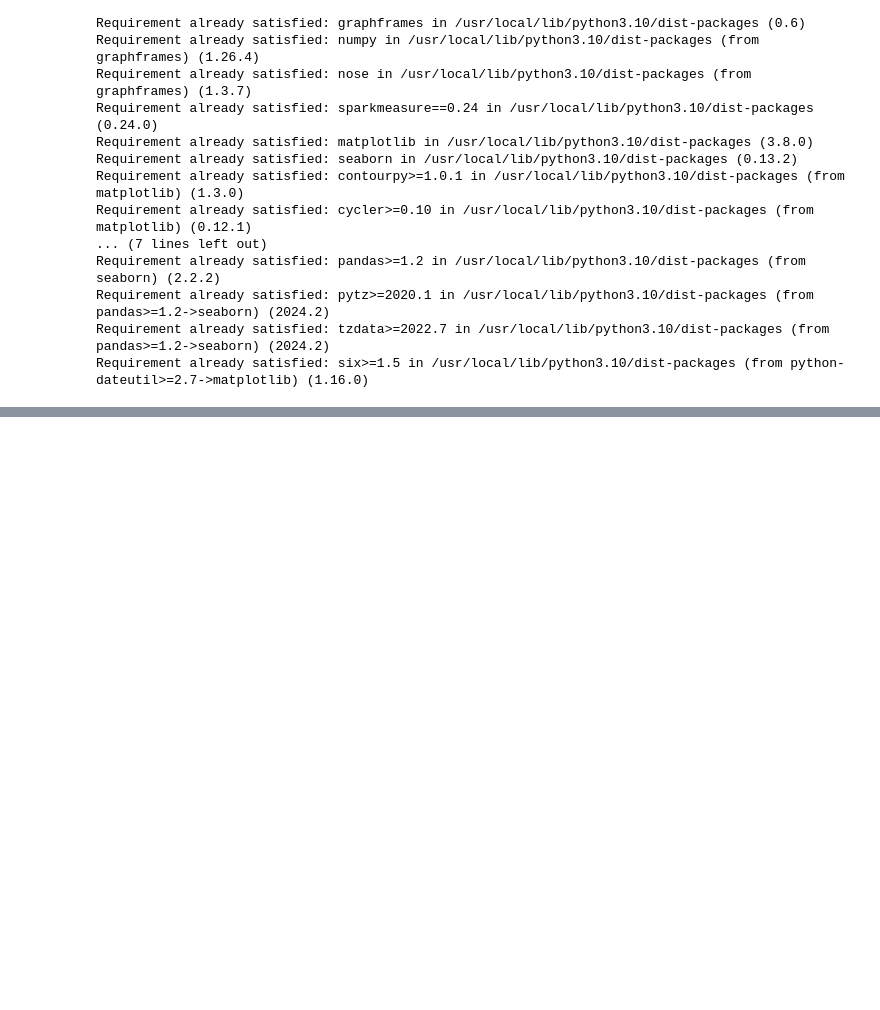
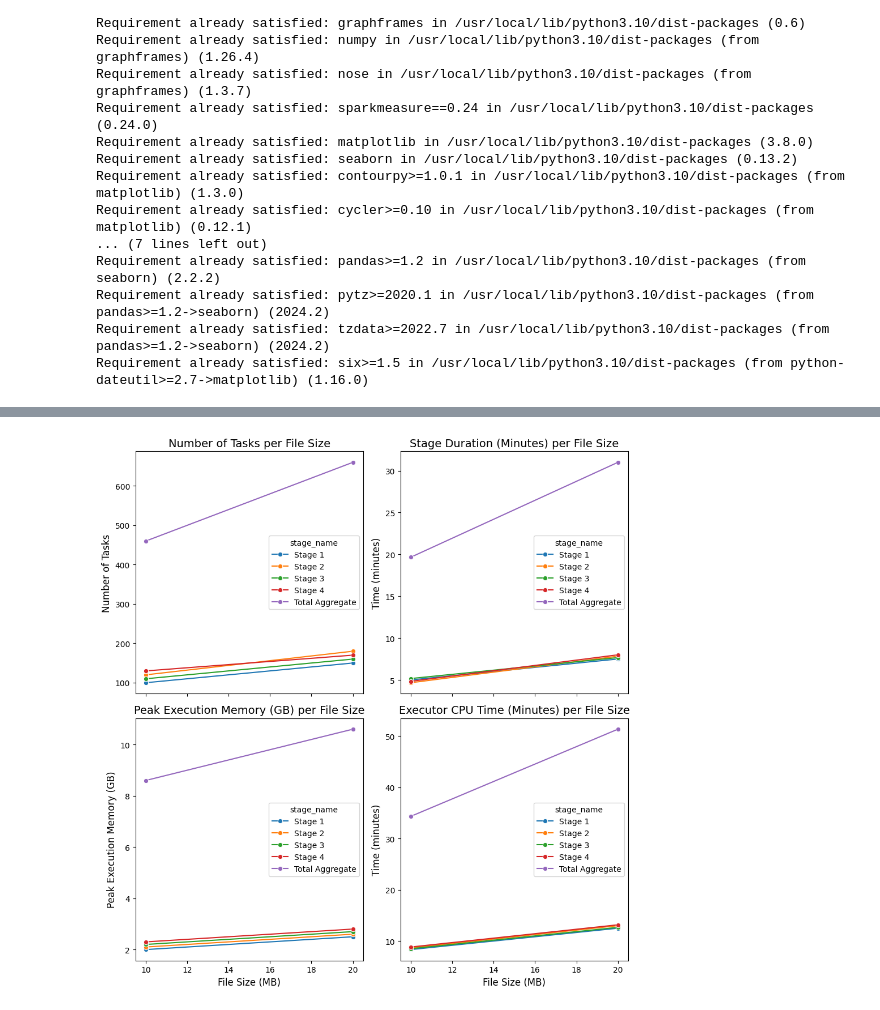
Before and after one commit to BarGinger/DIS-Assignment, a Jupyter notebook: Src/dis_notebook_08_11_24.ipynb, the cells around one changed output, grey strips where cells are left out. Drawn from its saved outputs; the diff is of its cells as text; code cells hidden in the pictures; blank space fills up the shorter version.

```diff
--- a/Src/dis_notebook_08_11_24.ipynb
+++ b/Src/dis_notebook_08_11_24.ipynb
@@ -104,7 +104,7 @@ def create_spark():
         .getOrCreate()
 
   # Initialize StageMetrics
-  # stagemetrics = StageMetrics(spark)
+  stagemetrics = StageMetrics(spark)
 
   # Optional: Set logging level to reduce verbosity
   # spark.sparkContext.setLogLevel("WARN")
@@ -1271,2 +1272,59 @@ This is the bucket df:
+# %%
+import matplotlib.pyplot as plt
+import seaborn as sns
+import pandas as pd
+import re
+
+# Read data and prepare the DataFrame (as per your original steps)
+df_monitor = spark.read.csv(f"{dataset_name}_stage_metrics", header=True)
+pdf_monitor = df_monitor.toPandas().dropna()
+
+# Example DataFrame
+# data = {
+#     'stage_name': ['Stage 1', 'Stage 1', 'Stage 2', 'Stage 2', 'Stage 3', 'Stage 3', 'Stage 4', 'Stage 4'],
+#     'file_size': [10, 20, 10, 20, 10, 20, 10, 20],  # File sizes in MB
+#     'numTasks': [100, 150, 120, 180, 110, 160, 130, 170],
+#     'stageDuration': [300000, 450000, 280000, 470000, 310000, 460000, 290000, 480000],  # in ms
+#     'peakExecutionMemory': [2*1024**3, 2.5*1024**3, 2.1*1024**3, 2.6*1024**3, 2.2*1024**3, 2.7*1024**3, 2.3*1024**3, 2.8*1024**3],  # in bytes
+#     'executorCpuTime': [500000, 750000, 520000, 780000, 510000, 760000, 530000, 790000],  # in ms
+# }
+
+# Set up the plot with a reduced size
+fig, axes = plt.subplots(2, 2, figsize=(12, 10), sharex=True)
+axes = axes.flatten()
+
+# Define custom titles for each metric
+custom_titles = {
+    'numTasks': 'Number of Tasks per File Size',
+    'stageDuration': 'Stage Duration (Minutes) per File Size',
+    'peakExecutionMemory': 'Peak Execution Memory (GB) per File Size',
+    'executorCpuTime': 'Executor CPU Time (Minutes) per File Size'
+}
+
+# Plot each metric
+metrics = pdf_plot_melted['Metric'].unique()
+for i, metric in enumerate(metrics):
+    ax = axes[i]
+    data_metric = pdf_plot_melted[pdf_plot_melted['Metric'] == metric]
+    sns.lineplot(data=data_metric, x='file_size', y='Value', hue='stage_name', marker='o', ax=ax, legend=True)
+    ax.set_title(custom_titles.get(metric, metric), fontsize=14)
+    ax.set_xlabel("File Size (MB)", fontsize=12)
+    if metric == 'peakExecutionMemory':
+        ax.set_ylabel("Peak Execution Memory (GB)", fontsize=12)
+    elif metric in ('stageDuration', 'executorCpuTime'):
+        ax.set_ylabel("Time (minutes)", fontsize=12)
+    else:
+        ax.set_ylabel("Number of Tasks", fontsize=12)
+
+# Retrieve and add the legend with improved spacing and marker styles
+# handles, labels = axes[0].get_legend_handles_labels()
+# fig.legend(handles, labels, title='Stage Names', bbox_to_anchor=(1.1, 0.5), loc='center right', borderaxespad=1,
+#            frameon=False, handlelength=3, handletextpad=1)
+
+# Adjust layout
+plt.tight_layout(rect=[0, 0, 0.8, 1])  # Leave space for the legend on the right
+plt.show()
+# %% [output]
+[figure, added]
 # %%
 # 11th cell - Plot the resources usgae of current datasets
```
Also changed, not shown: parts of 4 cells of this notebook.
